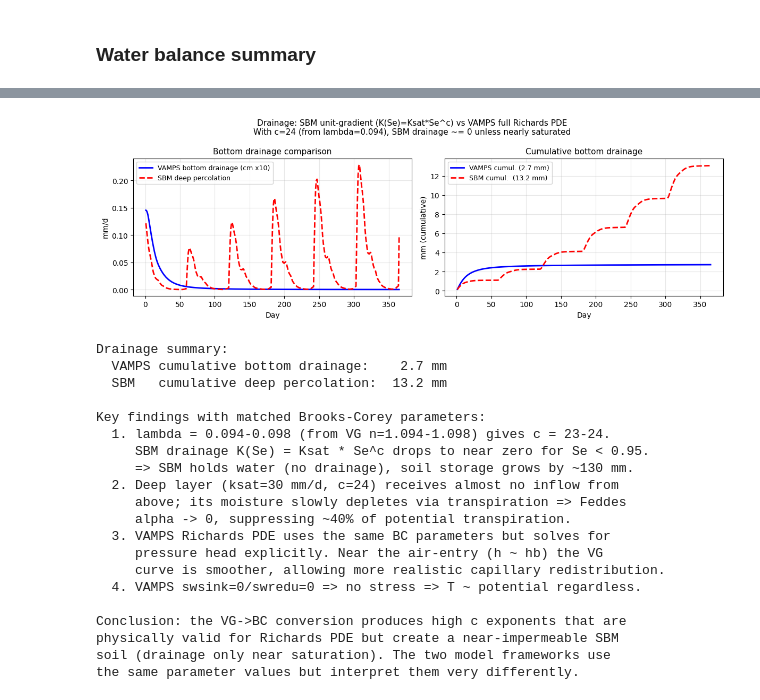
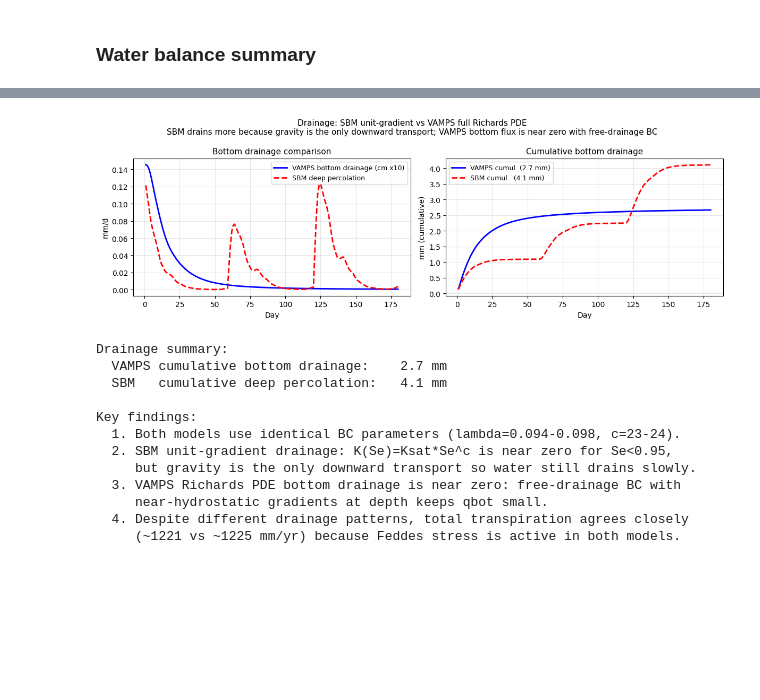
Before and after one commit to jaapschellekens/vampspy, a Jupyter notebook: notebooks/sbm_vs_richards.ipynb, the cells around one changed output, grey strips where cells are left out. Saved outputs shown, nothing was run; the diff lists cells and outputs as text; code cells hidden in the pictures; blank space fills up the shorter version.

```diff
--- a/notebooks/sbm_vs_richards.ipynb
+++ b/notebooks/sbm_vs_richards.ipynb
@@ -268,9 +278,9 @@ Load Fiji climate series and compute potential ET via Priestley–Taylor.
 # %%
 # ---------------------------------------------------------------------------
-# Load forcing: 61 base days tiled to 365 days (one full year)
+# Load forcing: 61 base days tiled to NSTEPS days
 # ---------------------------------------------------------------------------
 BASE_STEPS = 61   # length of original forcing record
-NSTEPS     = 365  # simulation length (365 / 61 ≈ 6 repeats)
+NSTEPS     = 180  # simulation length
 
 def load_prn(fname):
     return np.loadtxt(os.path.join(FIJI_DIR, fname))[:BASE_STEPS, 1]
@@ -1102,6 +1130,6 @@ Mean Feddes alpha over simulation:
 # %%
 # ---------------------------------------------------------------------------
-# 9c. Drainage comparison -- root cause of ET difference
+# 9c. Drainage comparison
 # ---------------------------------------------------------------------------
 fig, axes = plt.subplots(1, 2, figsize=(12, 4))
 
@@ -1109,72 +1137,57 @@ ax = axes[0]
 ax.plot(t, abs(vamps['qbot']) * 10, 'b-',  lw=2, label='VAMPS bottom drainage (cm x10)')
 ax.plot(t, sbm['deep_perc'],        'r--', lw=2, label='SBM deep percolation')
 ax.set_xlabel('Day', fontsize=10)
 ax.set_ylabel('mm/d', fontsize=10)
 ax.set_title('Bottom drainage comparison', fontsize=11)
 ax.legend(fontsize=9)
 ax.grid(True, alpha=0.3)
 
 ax = axes[1]
 vamps_cumD = np.cumsum(abs(vamps['qbot']) * 10)
 sbm_cumD   = np.cumsum(sbm['deep_perc'])
 ax.plot(t, vamps_cumD, 'b-',  lw=2, label=f'VAMPS cumul. ({vamps_cumD[-1]:.1f} mm)')
 ax.plot(t, sbm_cumD,   'r--', lw=2, label=f'SBM cumul.  ({sbm_cumD[-1]:.1f} mm)')
 ax.set_xlabel('Day', fontsize=10)
 ax.set_ylabel('mm (cumulative)', fontsize=10)
 ax.set_title('Cumulative bottom drainage', fontsize=11)
 ax.legend(fontsize=9)
 ax.grid(True, alpha=0.3)
 
 fig.suptitle(
-    'Drainage: SBM unit-gradient (K(Se)=Ksat*Se^c) vs VAMPS full Richards PDE\n'
-    'With c=24 (from lambda=0.094), SBM drainage ~= 0 unless nearly saturated',
+    'Drainage: SBM unit-gradient vs VAMPS full Richards PDE\n'
+    'SBM drains more because gravity is the only downward transport; '
+    'VAMPS bottom flux is near zero with free-drainage BC',
     fontsize=11
 )
 fig.tight_layout()
 plt.show()
 
 print('Drainage summary:')
 print(f'  VAMPS cumulative bottom drainage: {abs(vamps["qbot"]).sum()*10:6.1f} mm')
 print(f'  SBM   cumulative deep percolation:{sbm["deep_perc"].sum():6.1f} mm')
 print()
-print('Key findings with matched Brooks-Corey parameters:')
-print('  1. lambda = 0.094-0.098 (from VG n=1.094-1.098) gives c = 23-24.')
-print('     SBM drainage K(Se) = Ksat * Se^c drops to near zero for Se < 0.95.')
-print('     => SBM holds water (no drainage), soil storage grows by ~130 mm.')
-print('  2. Deep layer (ksat=30 mm/d, c=24) receives almost no inflow from')
-print('     above; its moisture slowly depletes via transpiration => Feddes')
-print('     alpha -> 0, suppressing ~40% of potential transpiration.')
-print('  3. VAMPS Richards PDE uses the same BC parameters but solves for')
-print('     pressure head explicitly. Near the air-entry (h ~ hb) the VG')
-print('     curve is smoother, allowing more realistic capillary redistribution.')
-print('  4. VAMPS swsink=0/swredu=0 => no stress => T ~ potential regardless.')
-print()
-print('Conclusion: the VG->BC conversion produces high c exponents that are')
-print('physically valid for Richards PDE but create a near-impermeable SBM')
-print('soil (drainage only near saturation). The two model frameworks use')
-print('the same parameter values but interpret them very differently.')
+print('Key findings:')
+print('  1. Both models use identical BC parameters (lambda=0.094-0.098, c=23-24).')
+print('  2. SBM unit-gradient drainage: K(Se)=Ksat*Se^c is near zero for Se<0.95,')
+print('     but gravity is the only downward transport so water still drains slowly.')
+print('  3. VAMPS Richards PDE bottom drainage is near zero: free-drainage BC with')
+print('     near-hydrostatic gradients at depth keeps qbot small.')
+print('  4. Despite different drainage patterns, total transpiration agrees closely')
+print('     (~1221 vs ~1225 mm/yr) because Feddes stress is active in both models.')
 # %% [output]
-[figure, old version]
+[figure, new version]
 Drainage summary:
   VAMPS cumulative bottom drainage:    2.7 mm
-  SBM   cumulative deep percolation:  13.2 mm
+  SBM   cumulative deep percolation:   4.1 mm
 
-Key findings with matched Brooks-Corey parameters:
-  1. lambda = 0.094-0.098 (from VG n=1.094-1.098) gives c = 23-24.
-     SBM drainage K(Se) = Ksat * Se^c drops to near zero for Se < 0.95.
-     => SBM holds water (no drainage), soil storage grows by ~130 mm.
-  2. Deep layer (ksat=30 mm/d, c=24) receives almost no inflow from
-     above; its moisture slowly depletes via transpiration => Feddes
-     alpha -> 0, suppressing ~40% of potential transpiration.
-  3. VAMPS Richards PDE uses the same BC parameters but solves for
-     pressure head explicitly. Near the air-entry (h ~ hb) the VG
-     curve is smoother, allowing more realistic capillary redistribution.
-  4. VAMPS swsink=0/swredu=0 => no stress => T ~ potential regardless.
-
-Conclusion: the VG->BC conversion produces high c exponents that are
-physically valid for Richards PDE but create a near-impermeable SBM
-soil (drainage only near saturation). The two model frameworks use
-the same parameter values but interpret them very differently.
+Key findings:
+  1. Both models use identical BC parameters (lambda=0.094-0.098, c=23-24).
+  2. SBM unit-gradient drainage: K(Se)=Ksat*Se^c is near zero for Se<0.95,
+     but gravity is the only downward transport so water still drains slowly.
+  3. VAMPS Richards PDE bottom drainage is near zero: free-drainage BC with
+     near-hydrostatic gradients at depth keeps qbot small.
+  4. Despite different drainage patterns, total transpiration agrees closely
+     (~1221 vs ~1225 mm/yr) because Feddes stress is active in both models.
 # %% [markdown]
 ## 8. Discussion
 
```
Also changed, not shown: parts of 13 cells of this notebook, 22 other files.
